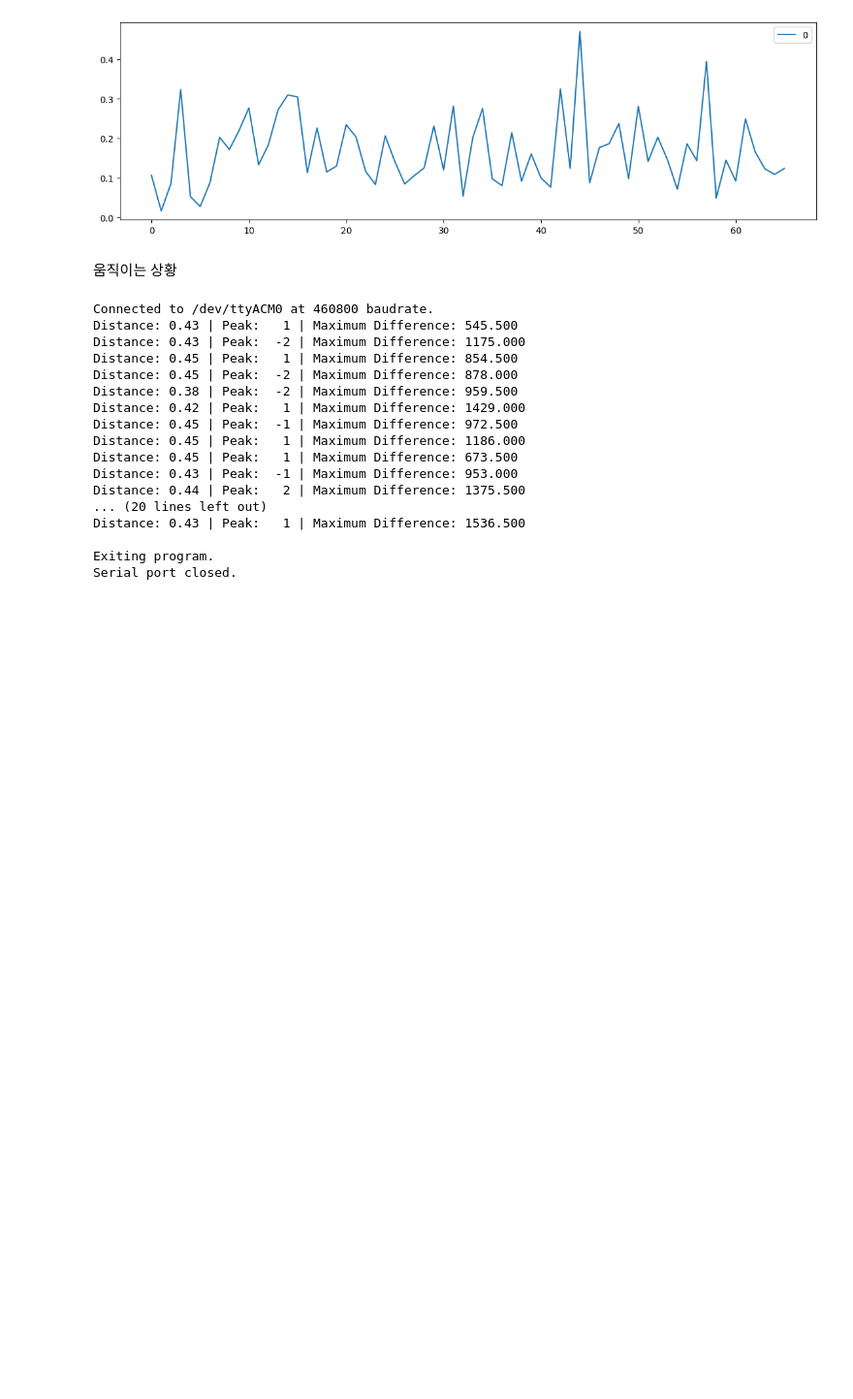
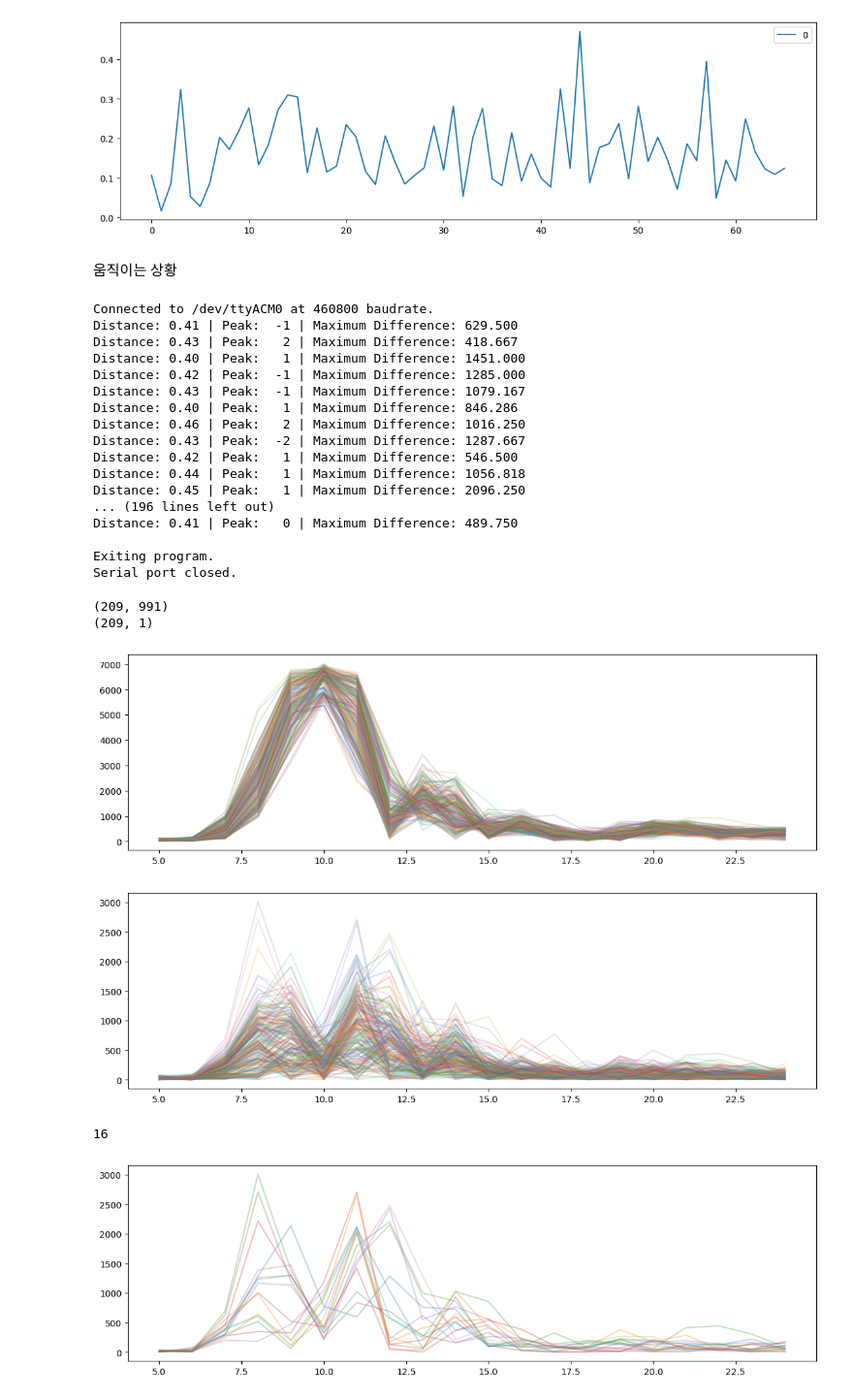
Before and after one commit to jkworldchampion/tag-less_tracking_with_uwb, a Jupyter notebook: realtime_cir_tracking.ipynb, the cells around one changed output. Shown at 97% size. Cells and saved outputs as stored; diff of their text form; code cells hidden in the pictures; blank space fills up the shorter version.

```diff
--- a/realtime_cir_tracking.ipynb
+++ b/realtime_cir_tracking.ipynb
@@ -542,13 +542,13 @@ def find_different(data):
         background.append(data)
     elif len(background) < 20:
         background.append(data)
-        now_background = np.median(background, axis=0)
+        now_background = np.mean(background, axis=0)
         subtrack = np.abs(data - now_background)
         return subtrack
     else:
         background.pop(0)
         background.append(data)
-        now_background = np.median(background, axis=0)
+        now_background = np.mean(background, axis=0)
         subtrack = np.abs(data - now_background)
         return subtrack
 
@@ -651,22 +651,48 @@ finally:
         print("Serial port closed.")
 # %% [output]
 Connected to /dev/ttyACM0 at 460800 baudrate.
-Distance: 0.43 | Peak:   1 | Maximum Difference: 545.500
-Distance: 0.43 | Peak:  -2 | Maximum Difference: 1175.000
-Distance: 0.45 | Peak:   1 | Maximum Difference: 854.500
-Distance: 0.45 | Peak:  -2 | Maximum Difference: 878.000
-Distance: 0.38 | Peak:  -2 | Maximum Difference: 959.500
-Distance: 0.42 | Peak:   1 | Maximum Difference: 1429.000
-Distance: 0.45 | Peak:  -1 | Maximum Difference: 972.500
-Distance: 0.45 | Peak:   1 | Maximum Difference: 1186.000
-Distance: 0.45 | Peak:   1 | Maximum Difference: 673.500
-Distance: 0.43 | Peak:  -1 | Maximum Difference: 953.000
-Distance: 0.44 | Peak:   2 | Maximum Difference: 1375.500
-... (20 lines left out)
-Distance: 0.43 | Peak:   1 | Maximum Difference: 1536.500
+Distance: 0.41 | Peak:  -1 | Maximum Difference: 629.500
+Distance: 0.43 | Peak:   2 | Maximum Difference: 418.667
+Distance: 0.40 | Peak:   1 | Maximum Difference: 1451.000
+Distance: 0.42 | Peak:  -1 | Maximum Difference: 1285.000
+Distance: 0.43 | Peak:  -1 | Maximum Difference: 1079.167
+Distance: 0.40 | Peak:   1 | Maximum Difference: 846.286
+Distance: 0.46 | Peak:   2 | Maximum Difference: 1016.250
+Distance: 0.43 | Peak:  -2 | Maximum Difference: 1287.667
+Distance: 0.42 | Peak:   1 | Maximum Difference: 546.500
+Distance: 0.44 | Peak:   1 | Maximum Difference: 1056.818
+Distance: 0.45 | Peak:   1 | Maximum Difference: 2096.250
+... (196 lines left out)
+Distance: 0.41 | Peak:   0 | Maximum Difference: 489.750
 
 Exiting program.
 Serial port closed.
+# %%
+print(final_list.shape)
+print(final_distance.shape)
+same_final = same_peak(final_list)
+same_final.shape
+
+for i in range(len(same_final)):
+    same_final.loc[i][5:25].plot(alpha=0.2)
+plt.show()
+for i in range(len(diff_list)):
+    diff_list.loc[i][5:25].plot(alpha=0.2)
+plt.show()
+
+count = 0
+for i in range(len(diff_list)):
+    if diff_list.iloc[i][np.argmax(diff_list.iloc[i])] > 2000:   # threshold가 2000은 되어야 변화가 일어난 것일듯?
+        diff_list.iloc[i][5:25].plot(alpha=0.3)
+        count += 1
+print(count)
+# %% [output]
+(209, 991)
+(209, 1)
+[figure, added]
+[figure, added]
+16
+[figure, added]
 # %%
 print(final_list.shape)
 print(final_distance.shape)
```
Also changed, not shown: parts of 6 cells of this notebook.
